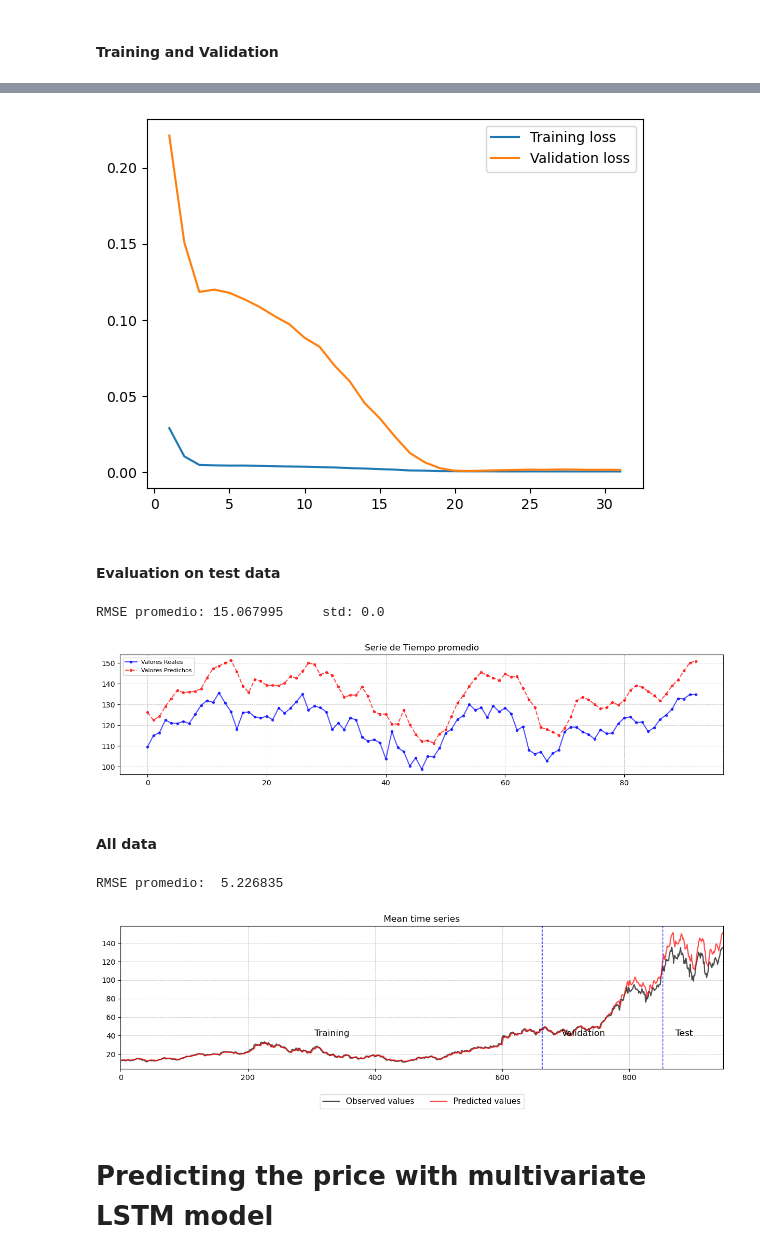
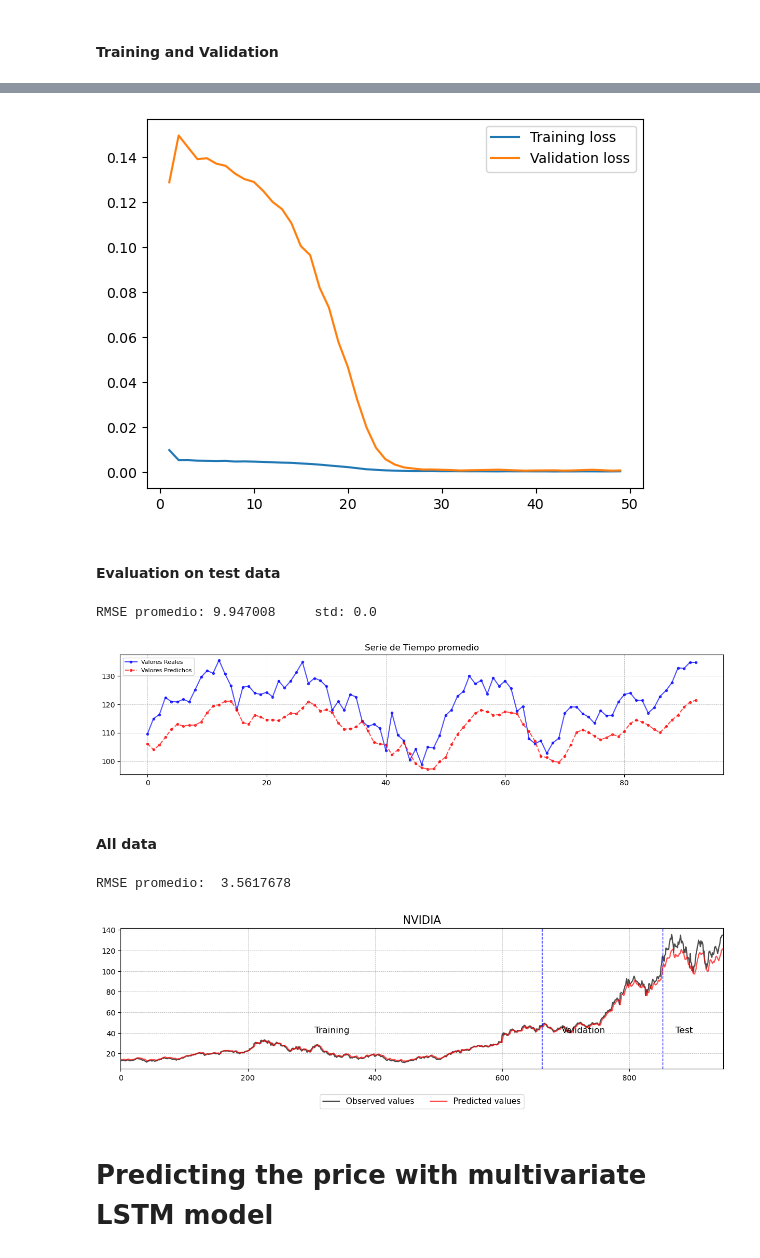
Before and after one commit to rvive/DeepLearning_for_CV, a Jupyter notebook: RNNs/lstm.ipynb, the cells around one changed output, grey strips where cells are left out. Saved outputs shown, nothing was run; the diff lists cells and outputs as text; code cells hidden in the pictures.

```diff
--- a/RNNs/lstm.ipynb
+++ b/RNNs/lstm.ipynb
@@ -154,9 +155,9 @@ print(len(test_loader))
 class LSTMModel(nn.Module):
     def __init__(self):
         super(LSTMModel, self).__init__()
-        self.lstm = nn.LSTM(input_size=1, hidden_size=32, batch_first=True)
+        self.lstm = nn.LSTM(input_size=1, hidden_size=16, batch_first=True)
         self.dropout = nn.Dropout(0.2)
-        self.fc1 = nn.Linear(32, 16)
+        self.fc1 = nn.Linear(16, 16)
         self.fc2 = nn.Linear(16, 1)
 
     def forward(self, x):
@@ -247,6 +248,14 @@ for epoch in range(n_epochs):
         print(f'Early stopping! in epoch {epoch+1}')
         print(f'Training Loss: {average_loss:.4f}, Validation Loss: {average_val_loss:.4f}, Learning Rate: {current_lr:.6f}')
         print(f'Validation RMSE:', rmse_mean, "    std:", np.std(rmses))
+        plt.figure(figsize=(10, 1.2))
+        plt.plot(np.mean(observed, axis=1), label='Observed values', color='blue')
+        plt.plot(np.mean(predicted, axis=1), label='Predicted values', linestyle='--', color="red")
+        plt.title(f'RMSE: {rmse_mean:.4f}')
+        plt.legend(fontsize=8)
+        plt.grid(linestyle = '--', linewidth = 0.5)
+        plt.show()
+        print()
 
         break
 
@@ -255,9 +264,9 @@ for epoch in range(n_epochs):
         print(f'Epoch [{epoch+1}/{n_epochs}] - Training Loss: {average_loss:.4f}, Validation Loss: {average_val_loss:.4f}, Learning Rate: {current_lr:.6f}')
         print(f'Validation RMSE:', rmse_mean)
         plt.figure(figsize=(10, 1.2))
-        plt.plot(np.mean(observed, axis=1), label='Valores Reales', color='blue')
-        plt.plot(np.mean(predicted, axis=1), label='Valores Predichos', linestyle='--', color="red")
-        plt.title(f'Serie de Tiempo promedio - RMSE: {rmse_mean:.4f}')
+        plt.plot(np.mean(observed, axis=1), label='Observed values', color='blue')
+        plt.plot(np.mean(predicted, axis=1), label='Predicted values', linestyle='--', color="red")
+        plt.title(f'RMSE: {rmse_mean:.4f}')
         plt.legend(fontsize=8)
         plt.grid(linestyle = '--', linewidth = 0.5)
         plt.show()
@@ -292,7 +299,7 @@ plt.legend()
 
 plt.show()
 # %% [output]
-[figure, old version]
+[figure, new version]
 # %% [markdown]
 #### Evaluation on test data
 # %%
@@ -308,37 +315,37 @@ with torch.no_grad():
         y_pred = model(X_batch)
 
         # y_predicted.extend(y_pred.cpu().numpy())
         y_predicted.append(y_pred.cpu().numpy())
         y_observed.append(y_batch.cpu().numpy())
 
 predicted = np.concatenate(y_predicted, axis=0)
 observed = np.concatenate(y_observed, axis=0)
 
 predicted = scaler.inverse_transform(predicted)
 observed = scaler.inverse_transform(observed)
 
 # Calculamos el RMSE por cada serie de tiempo
 rmses = []
 for i in range(predicted.shape[1]):
     rmse = np.sqrt(np.mean((predicted[:, i] - observed[:, i])**2))
     rmses.append(rmse)
 
 best_rmse_index = np.argmin(rmses)
 worst_rmse_index = np.argmax(rmses)
 
 
 print("RMSE promedio:", np.mean(rmses), "    std:", np.std(rmses))
 
 plt.figure(figsize=(15, 3))
-plt.plot(np.mean(observed, axis=1), label='Valores Reales', marker='.', color='blue', alpha=0.7)
-plt.plot(np.mean(predicted, axis=1), label='Valores Predichos', linestyle='--', marker='.', color="red", alpha=0.7)
+plt.plot(observed, label='Valores Reales', marker='.', color='blue', alpha=0.7)
+plt.plot(predicted, label='Valores Predichos', linestyle='--', marker='.', color="red", alpha=0.7)
 plt.title(f'Serie de Tiempo promedio')
 plt.legend(fontsize=8)
 plt.grid(linestyle = '--', linewidth = 0.5)
 plt.show()
 # %% [output]
-RMSE promedio: 15.067995     std: 0.0
+RMSE promedio: 9.947008     std: 0.0
-[figure, old version]
+[figure, new version]
 # %% [markdown]
 #### All data
 # %%
@@ -360,8 +367,8 @@ worst_rmse_index = np.argmax(rmses)
 print("RMSE promedio: ", np.mean(rmses))
 
 plt.figure(figsize=(12, 4))
-plt.plot(np.mean(observed, axis=1), color='k', linewidth=1.6, alpha=.7, label='Observed values')
-plt.plot(np.mean(predicted, axis=1), label='Predicted values', linestyle='-', color="red", linewidth=1.6, alpha=0.7)
+plt.plot(observed, color='k', linewidth=1.6, alpha=.7, label='Observed values')
+plt.plot(predicted, label='Predicted values', linestyle='-', color="red", linewidth=1.6, alpha=0.7)
 
 plt.axvline(x=len(XTrain)-lookback, color='blue', linestyle='--', linewidth=1)
 plt.axvline(x=len(XTrain)+len(XValidation)-lookback, color='blue', linestyle='--', linewidth=1)
@@ -371,13 +378,13 @@ plt.text(len(XTrain) + len(XValidation) / 3, np.mean(observed) - 0.3, 'Validatio
 plt.text(len(XTrain) + len(XValidation) + len(XTest) / 3, np.mean(observed) - 0.3, 'Test', fontsize=12, color='black', ha='center')
 
 plt.xlim(0, len(XTrain) + len(XValidation) + len(XTest) - lookback)
-plt.title(f'Mean time series')
+plt.title('NVIDIA', fontsize=15)
 plt.legend(fontsize=11, loc='upper center', bbox_to_anchor=(0.5, -0.15), ncol=4)
 plt.grid(linestyle='--', linewidth=0.5)
 plt.tight_layout()
 plt.show()
 # %% [output]
-RMSE promedio:  5.226835
+RMSE promedio:  3.5617678
-[figure, old version]
+[figure, new version]
 # %% [markdown]
 # Predicting the price with multivariate LSTM model
```
Also changed, not shown: parts of 24 cells of this notebook.
